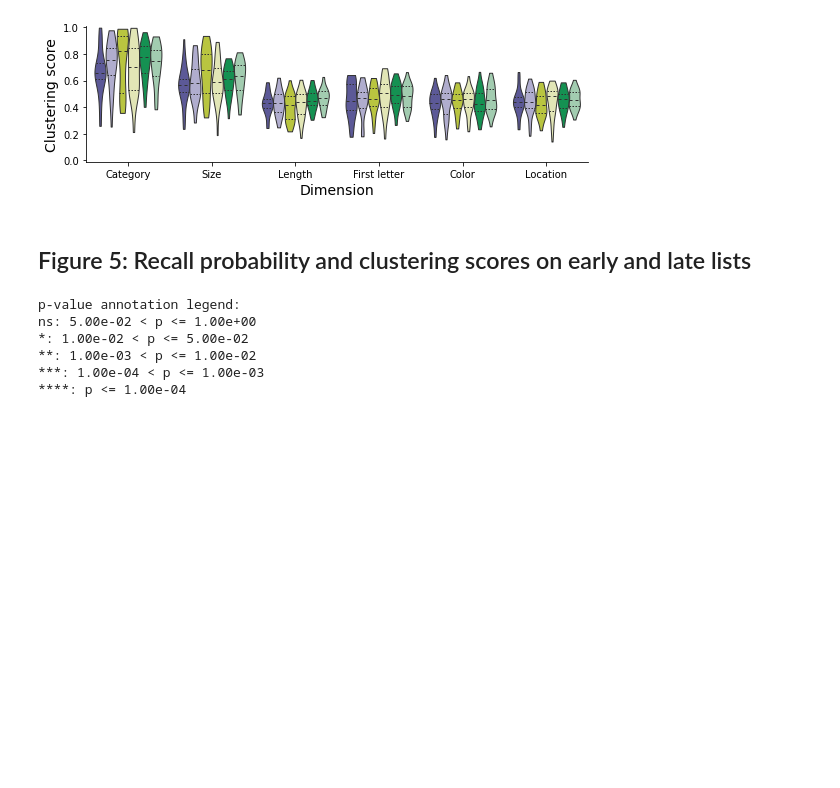
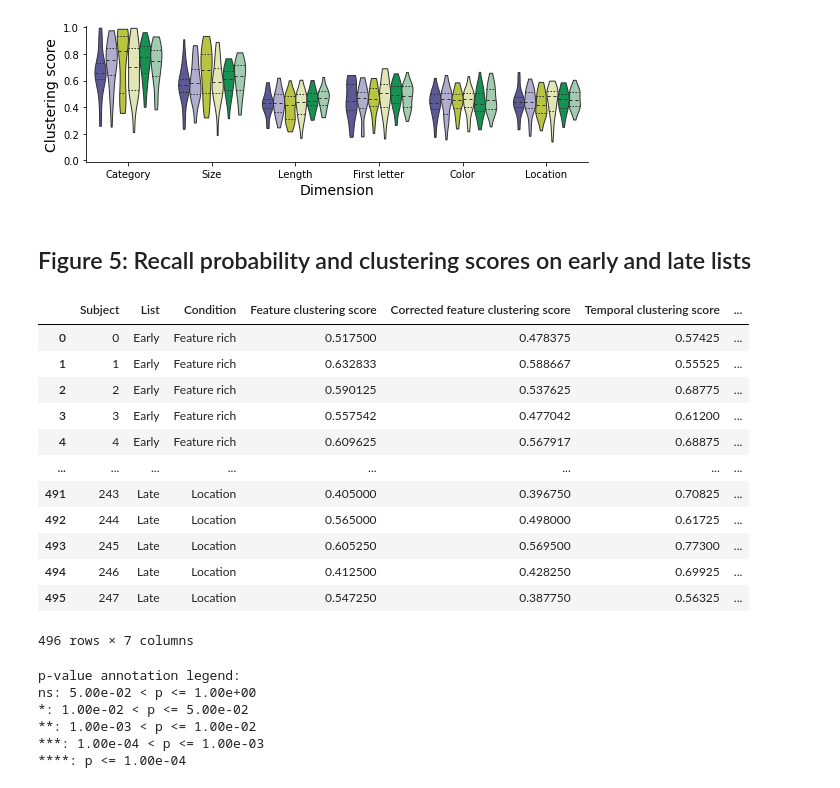
Before and after one commit to ContextLab/FRFR-analyses, a Jupyter notebook: code/create_figures.ipynb, the cells around one changed output. Saved outputs shown, nothing was run; the diff lists cells and outputs as text; code cells hidden in the pictures; blank space fills up the shorter version.

```diff
--- a/code/create_figures.ipynb
+++ b/code/create_figures.ipynb
@@ -207,6 +207,24 @@ def barplot_helper(clustering_results, x='Condition', y=None, hue=None, palette=
         fig.savefig(os.path.join(figdir, fname + '.pdf'), bbox_inches='tight')
 
     return fig
+# %%
+clustering_results = create_clustering_df(results)
+# %%
+clustering_results
+# %% [output]
+|  | Subject | List | Condition | Feature clustering score | Corrected feature clustering score | Temporal clustering score | ... |
+| 0 | 0 | Early | Feature rich | 0.517500 | 0.478375 | 0.57425 | ... |
+| 1 | 1 | Early | Feature rich | 0.632833 | 0.588667 | 0.55525 | ... |
+| 2 | 2 | Early | Feature rich | 0.590125 | 0.537625 | 0.68775 | ... |
+| 3 | 3 | Early | Feature rich | 0.557542 | 0.477042 | 0.61200 | ... |
+| 4 | 4 | Early | Feature rich | 0.609625 | 0.567917 | 0.68875 | ... |
+| ... | ... | ... | ... | ... | ... | ... | ... |
+| 491 | 243 | Late | Location | 0.405000 | 0.396750 | 0.70825 | ... |
+| 492 | 244 | Late | Location | 0.565000 | 0.498000 | 0.61725 | ... |
+| 493 | 245 | Late | Location | 0.605250 | 0.569500 | 0.77300 | ... |
+| 494 | 246 | Late | Location | 0.412500 | 0.428250 | 0.69925 | ... |
+| 495 | 247 | Late | Location | 0.547250 | 0.387750 | 0.56325 | ... |
+496 rows × 7 columns
 # %%
 clustering_results = create_clustering_df(results)
 
```
Also changed, not shown: 11 other files.
